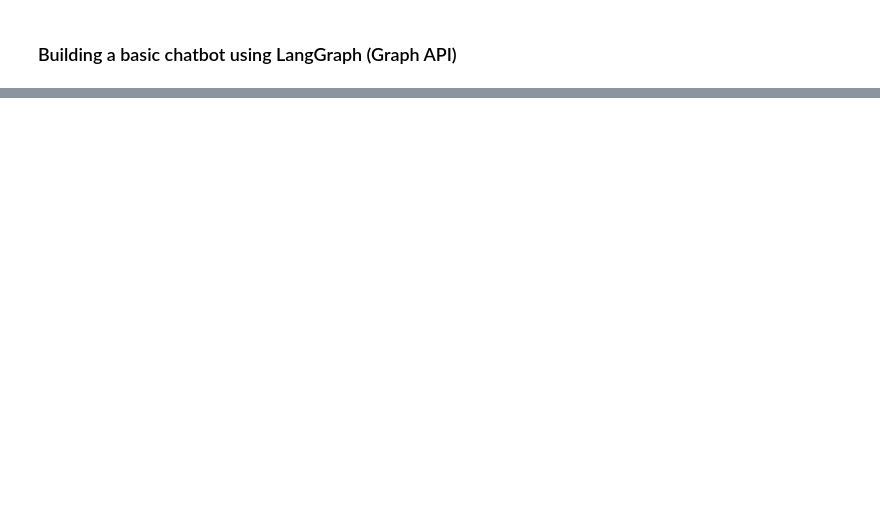
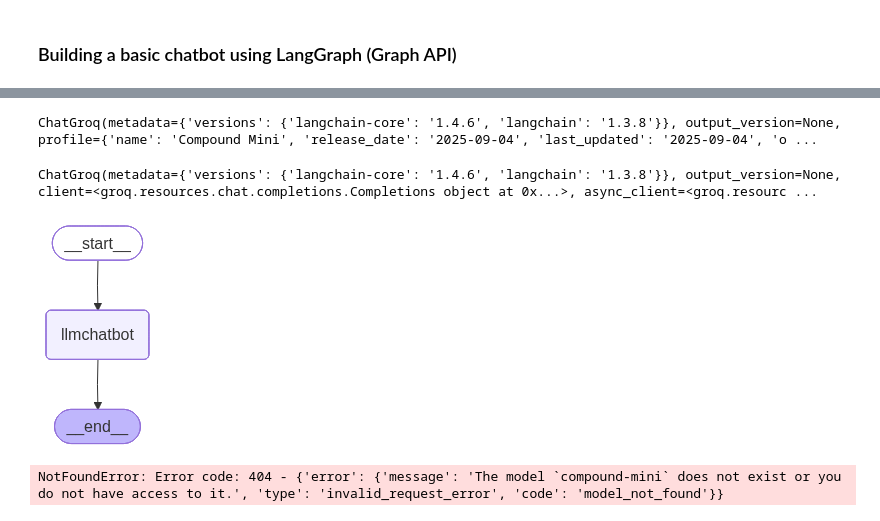
Before and after one commit to Kaushal-1925/LangGraph, a Jupyter notebook: 1-BasicChatBot/1-BasicChatBot.ipynb, the cells around one changed output, grey strips where cells are left out. Saved outputs shown, nothing was run; the diff lists cells and outputs as text; code cells hidden in the pictures; blank space fills up the shorter version.

```diff
--- a/1-BasicChatBot/1-BasicChatBot.ipynb
+++ b/1-BasicChatBot/1-BasicChatBot.ipynb
@@ -10,0 +9,9 @@ ImportError: DLL load failed while importing _uuid_utils: An Application Control
+# %%
+class State(TypedDict):
+    # Messages have the type 'list'. The add_message function in the annotation
+    # defines how this state key should be updated
+    # (in this case, it appends messages to the list, rather than overwriting them)
+
+    messages : Annotated[list,add_messages]
+
+graph_builder = StateGraph(State)
@@ -10,0 +33,33 @@ ImportError: DLL load failed while importing _uuid_utils: An Application Control
+# %%
+llm
+# %% [output]
+ChatGroq(metadata={'versions': {'langchain-core': '1.4.6', 'langchain': '1.3.8'}}, output_version=None, profile={'name': 'Compound Mini', 'release_date': '2025-09-04', 'last_updated': '2025-09-04', 'o ...
+# %%
+llm = init_chat_model(model="groq:compound-mini")
+llm
+# %% [output]
+ChatGroq(metadata={'versions': {'langchain-core': '1.4.6', 'langchain': '1.3.8'}}, output_version=None, client=<groq.resources.chat.completions.Completions object at 0x...>, async_client=<groq.resourc ...
+# %%
+## Node functionality
+
+def chatbot(state:State):
+    return {"messages":[llm.invoke(state["messages"])]}
+# %%
+graph_builder = StateGraph(State)
+graph_builder.add_node("llmchatbot",chatbot)
+graph_builder.add_edge(START,"llmchatbot")
+graph_builder.add_edge("llmchatbot",END)
+graph = graph_builder.compile()
+# %%
+from IPython.display import Image, display
+
+try:
+    display(Image(graph.get_graph().draw_mermaid_png()))
+except Exception:
+    pass
+# %% [output]
+[figure, added]
+# %%
+graph.invoke({'messages' : 'Hi'})
+# %% [output]
+NotFoundError: Error code: 404 - {'error': {'message': 'The model `compound-mini` does not exist or you do not have access to it.', 'type': 'invalid_request_error', 'code': 'model_not_found'}}
```
Also changed, not shown: parts of 4 cells of this notebook, 4 other files.
